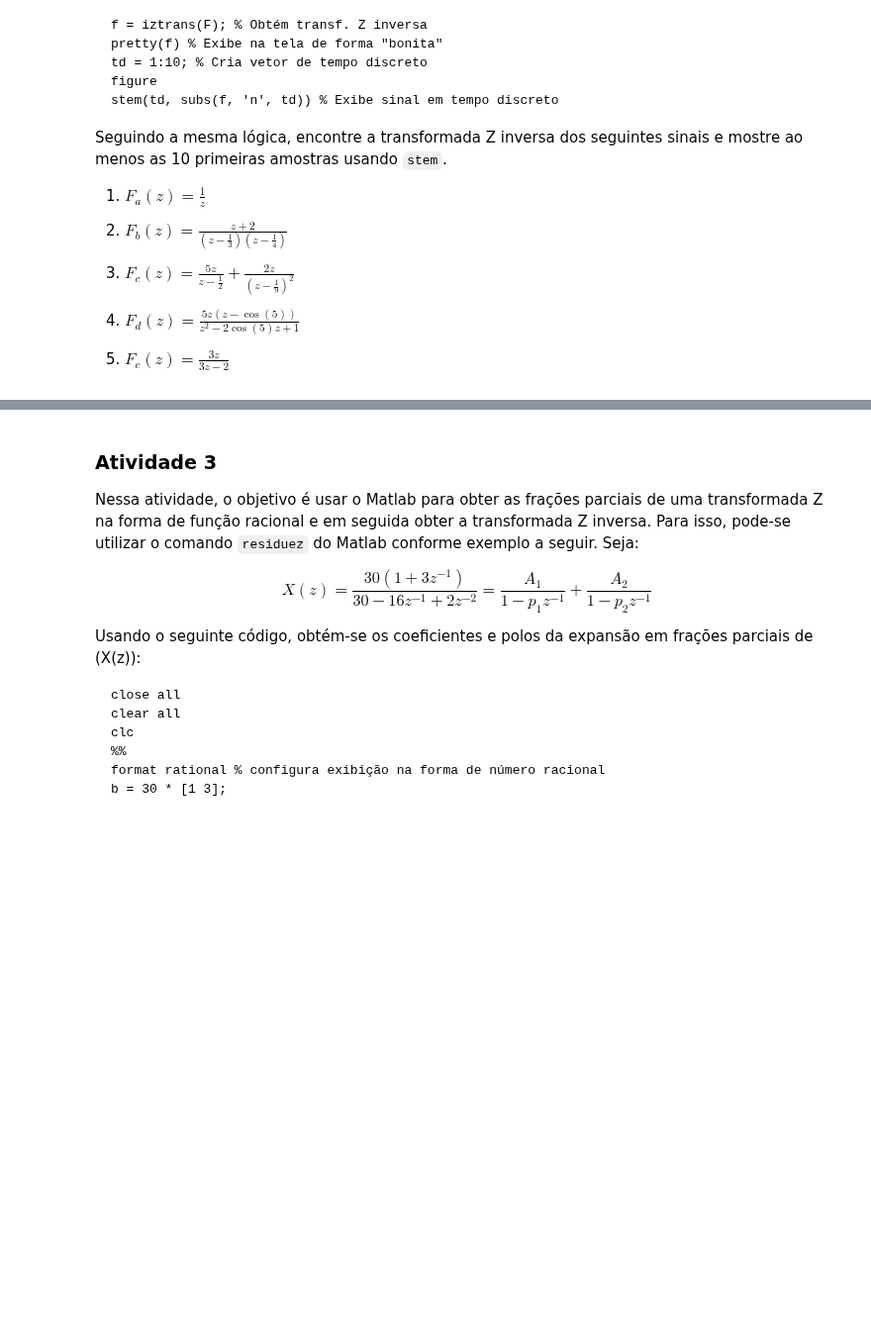
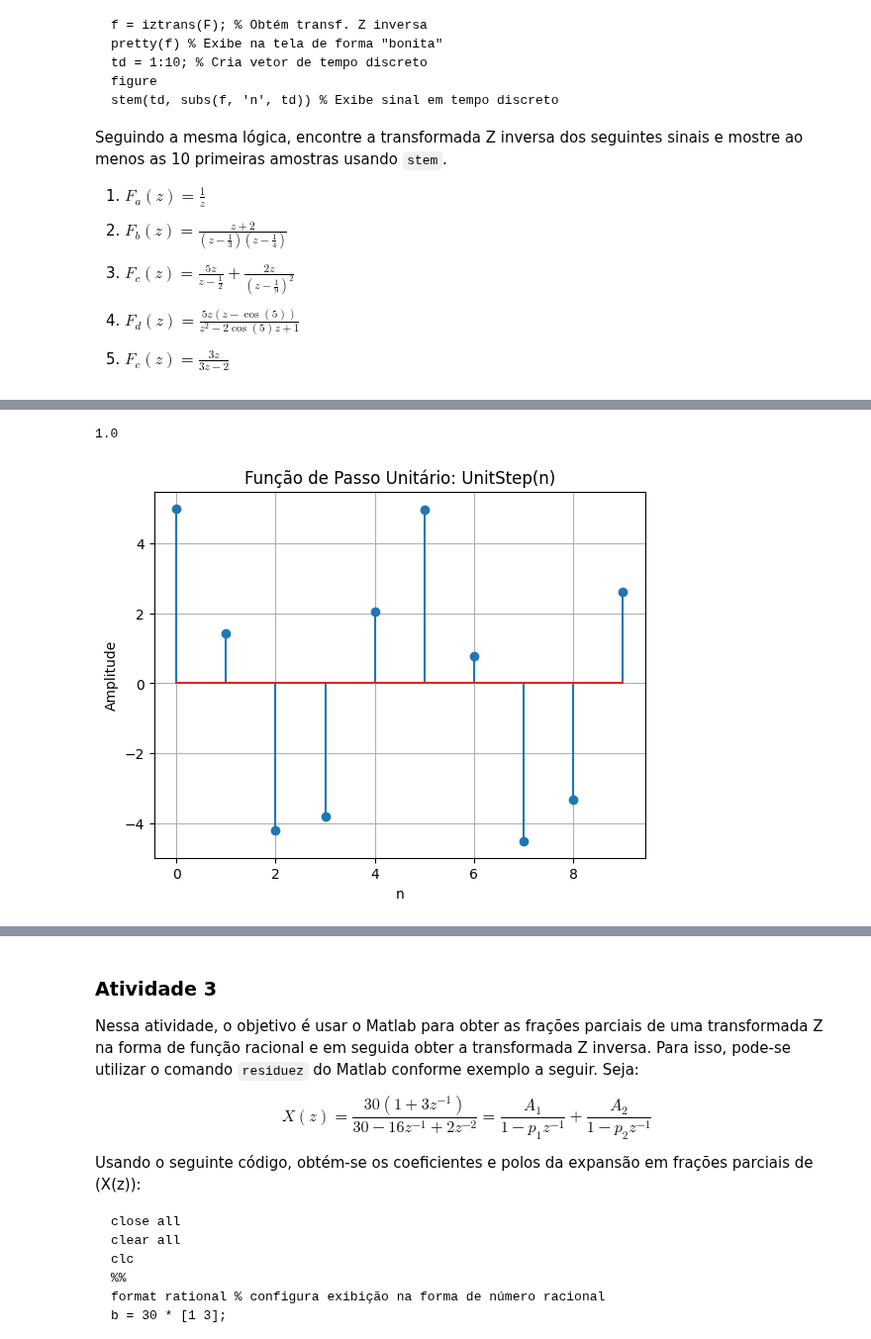
Before and after one commit to SKaiquelima/advanced-control, a Jupyter notebook: DigitalCtrl/Class3/exec3.ipynb, the cells around one changed output, grey strips where cells are left out. Shown at 99% size. Cells and saved outputs as stored; diff of their text form; code cells hidden in the pictures; blank space fills up the shorter version.

```diff
--- a/DigitalCtrl/Class3/exec3.ipynb
+++ b/DigitalCtrl/Class3/exec3.ipynb
@@ -210 +274,71 @@ _._._._._._._._._._._._._._._._._._._._._._._._._._._._._._._._._._._._._._._._.
+# %%
+import numpy as np
+import matplotlib.pyplot as plt
+import sympy as sp
+
+def StepConvert(n_values, expr, LIM=10):
+    """
+    Converte uma expressão UnitStep do lcapy em uma função de passo unitário numérico e retorna o vetor de valores.
+
+    Parameters:
+    n_values (array): Valores de n para a visualização.
+    expr (Expr): Expressão UnitStep(n - k) do lcapy.
+    LIM (int): Limite do intervalo de n para visualização.
+
+    Returns:
+    numpy array: Valores da função de passo unitário.
+    """
+    # Convertendo a expressão para uma string
+    expr_str = str(expr)
+
+    # Verifica se a string contém 'UnitStep'
+    if 'UnitStep' in expr_str:
+        # Extrai o deslocamento (shift) do passo a partir da string
+        shift_str = expr_str.split('UnitStep(')[1].split(')')[0].strip()
+
+        try:
+            # Converte o deslocamento para inteiro
+            shift_str = shift_str.replace('n', '0')
+            shift = int(eval(shift_str))
+        except ValueError:
+            print("Erro: Deslocamento não é um inteiro válido.")
+            return np.zeros(len(n_values))
+
+        # Cria o vetor da função de passo unitário
+        step = np.zeros(len(n_values))
+
+        # Preenche a função de passo com base no deslocamento
+        step[n_values >= shift] = 1
+
+        return step
+    else:
+        print("Expressão não reconhecida como UnitStep do lcapy.")
+        return np.zeros(len(n_values))
+
+
+# Exemplo de uso
+LIM = 10
+n_values = np.arange(-LIM, LIM)  # Ajuste conforme necessário
+
+# Exemplo de expressão com UnitStep
+expr_step = UnitStep(n)
+
+# Converte e plota a função de passo
+step = StepConvert(n_values, expr_step, LIM=LIM)
+
+print(step[len(step)//2])
+
+# Exemplo de como combinar com outra função
+signal = 5.0 * np.cos(5 * n_values) * step
+
+# Plota usando stem
+plt.stem(n_values[len(n_values)//2:], signal[len(signal)//2:])
+plt.title(f'Função de Passo Unitário: {str(expr_step)}')
+plt.xlabel('n')
+plt.ylabel('Amplitude')
+plt.grid(True)
+plt.show()
+# %% [output]
+1.0
+[figure, added]
 # %%
```
Also changed, not shown: parts of 4 cells of this notebook, 1 other file.
